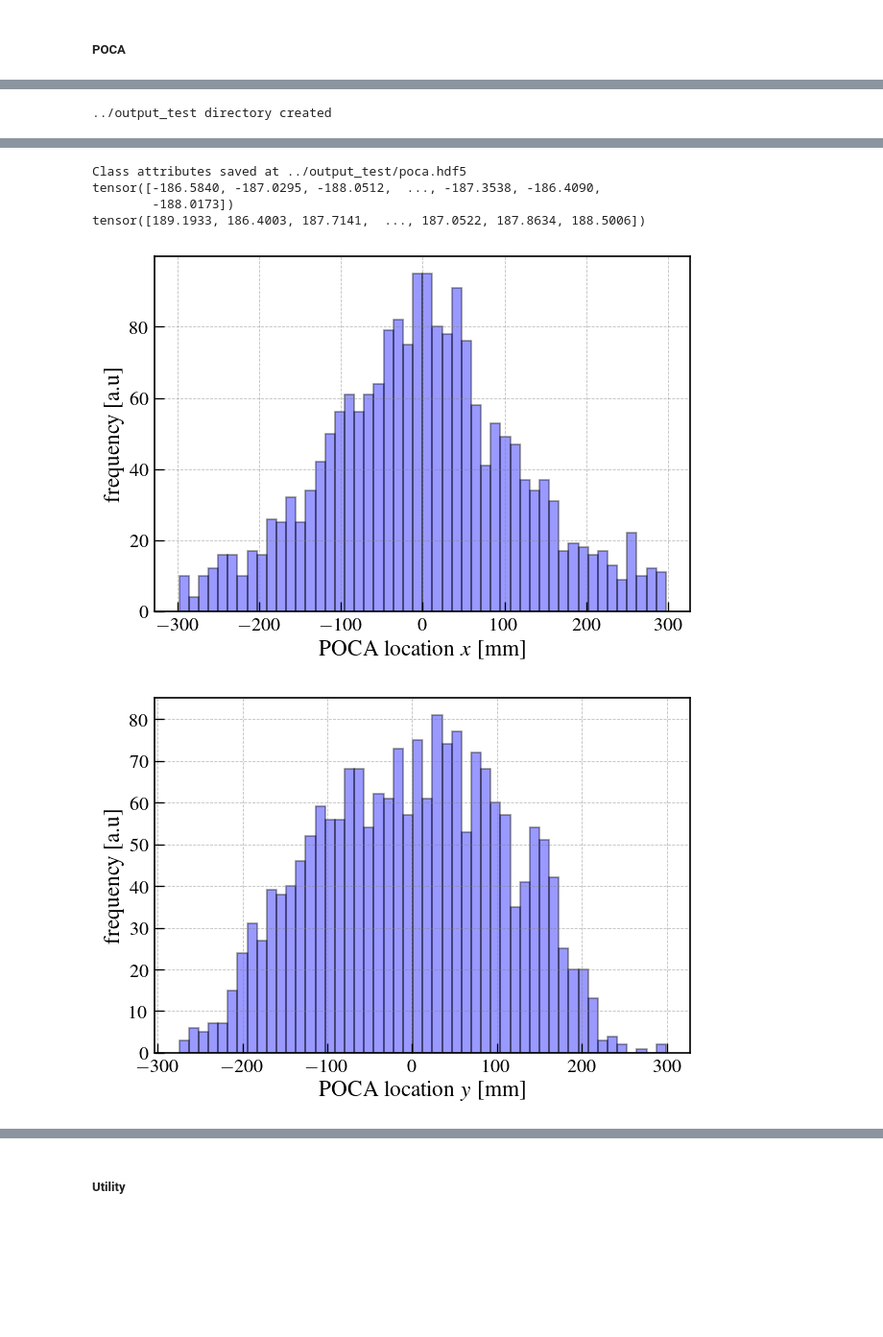
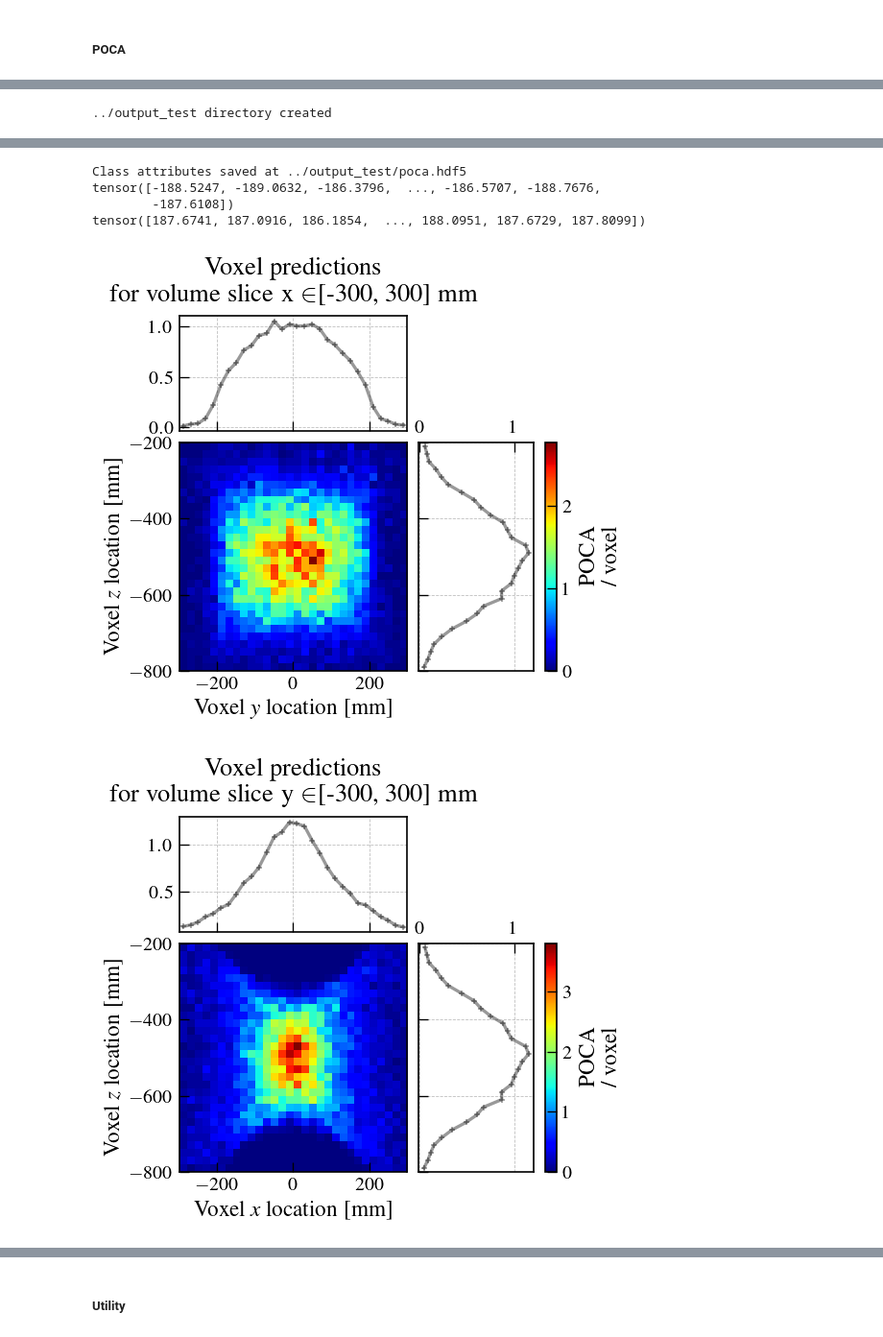
Before and after one commit to MaximeLagrange/muograph, a Jupyter notebook: Analysis.ipynb, the cells around one changed output, grey strips where cells are left out. Shown at 96% size. Saved outputs shown, nothing was run; the diff lists cells and outputs as text; code cells hidden in the pictures; blank space fills up the shorter version.

```diff
--- a/Analysis.ipynb
+++ b/Analysis.ipynb
@@ -1090,7 +1165,7 @@ EstimatedTime = 210/60 # min
 
 c = 0
 # for i in range(0, 34):
-for i in range(0, 5):
+for i in range(0, 40):
 # for i in range(0, 10):
 # for i in range(34,36): # Change of simulation code in 34 (faster, everything ok?)
 
@@ -1209,3 +1294,6 @@ Collection of hits from 1,413 muons on 3 detector panels.
 # hits_2._df
 # %% [markdown]
 ##### POCA
+# %%
+voi, Vix_t, Viy_t, Viz_t, Vt, Vb = DefVolumes(VoxelWidth=20,
+                                              Dimension=(600, 600, 600) ) # [mm]
@@ -1506,3 +1618,6 @@ An error occurred: "Column 'E' not found in the DataFrame. Muon energy set to 0.
 # tracks_2_df.tail()
 # %% [markdown]
 ##### POCA
+# %%
+voi, Vix_t, Viy_t, Viz_t, Vt, Vb = DefVolumes(VoxelWidth=20,
+                                              Dimension=(600, 600, 600) ) # [mm]
@@ -1693,2 +1832,5 @@ torch.Size([3, 2296])
 # %% [markdown]
 ##### POCA
+# %%
+voi, Vix_t, Viy_t, Viz_t, Vt, Vb = DefVolumes(VoxelWidth=20,
+                                              Dimension=(600, 600, 600) ) # [mm]
@@ -1728,9 +1881,9 @@ print(poca.tracks.points_out[:, 0])
 #         proj="YZ",
 #         figname="../output_test/poca_event_display")
 
-plot_hist(poca.poca_points[:, 0], xlabel=r"POCA location $x$ [mm]")
-plot_hist(poca.poca_points[:, 1], xlabel=r"POCA location $y$ [mm]")
-plot_hist(poca.poca_points[:, 2], xlabel=r"POCA location $z$ [mm]")
+# plot_hist(poca.poca_points[:, 0], xlabel=r"POCA location $x$ [mm]")
+# plot_hist(poca.poca_points[:, 1], xlabel=r"POCA location $y$ [mm]")
+# plot_hist(poca.poca_points[:, 2], xlabel=r"POCA location $z$ [mm]")
 
 # Choose a dimension to project along (3 = x, 1 = y, 3 = z)
 for dim in range(0, 3):
@@ -1748,8 +1901,8 @@ for dim in range(0, 3):
 ../output_test directory created
 [interactive output not drawn]
 Class attributes saved at ../output_test/poca.hdf5
-tensor([-186.5840, -187.0295, -188.0512,  ..., -187.3538, -186.4090,
-        -188.0173])
-tensor([189.1933, 186.4003, 187.7141,  ..., 187.0522, 187.8634, 188.5006])
+tensor([-188.5247, -189.0632, -186.3796,  ..., -186.5707, -188.7676,
+        -187.6108])
+tensor([187.6741, 187.0916, 186.1854,  ..., 188.0951, 187.6729, 187.8099])
-[figure, old version]
+[figure, new version]
-[figure, old version]
+[figure, new version]
```
Also changed, not shown: parts of 56 cells of this notebook.
